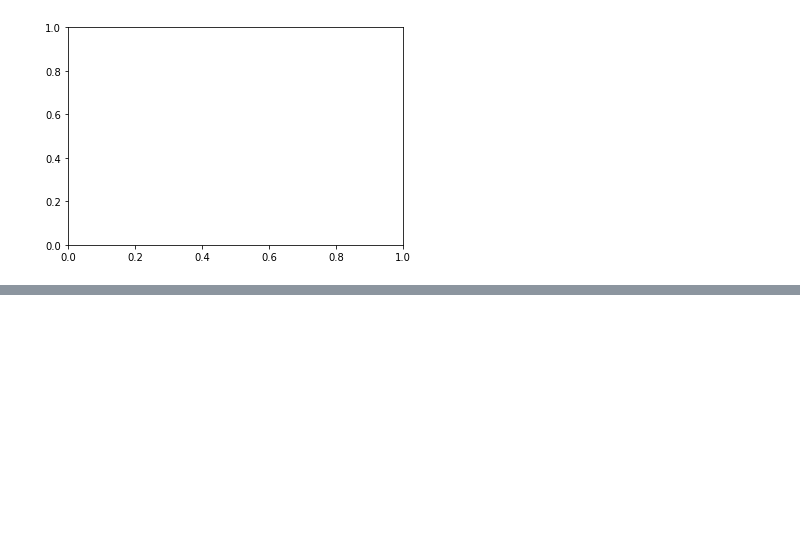
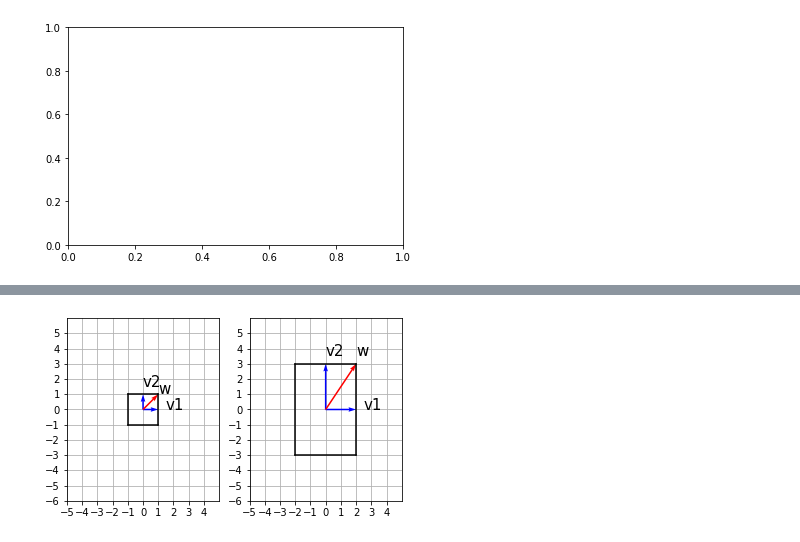
Before and after one commit to park03/study, a Jupyter notebook: matplotlib_ex.ipynb, the cells around one changed output, grey strips where cells are left out. Saved outputs shown, nothing was run; the diff lists cells and outputs as text; code cells hidden in the pictures; blank space fills up the shorter version.

```diff
--- a/matplotlib_ex.ipynb
+++ b/matplotlib_ex.ipynb
@@ -537,0 +682,72 @@ TypeError: _linspace_dispatcher() missing 1 required positional argument: 'stop'
+# %%
+import numpy as np
+import matplotlib.pyplot as plt
+
+
+A = np.array([[2, 0], [0, 3]])
+
+
+eigenvalue,eigenvector = np.linalg.eig(A)
+
+eigenvector1 = eigenvector[:,0]
+eigenvector2 = eigenvector[:,1]
+lambda1 = eigenvalue[0]
+lambda2 = eigenvalue[1]
+
+
+f, ax= plt.subplots(1, 2)
+
+
+points = np.array([[-1, 1,], [1, 1,], [1, -1,], [-1, -1,], [-1, 1,]])
+x = points[:, 0]
+y = points[:, 1]
+
+
+
+for idx in range(len(points)-1):
+
+    ax[0].plot([points[idx,0], points[idx+1,0]], [points[idx,1], points[idx+1,1]], color='black' )
+
+    new_point1 = np.dot(A, points[idx])
+    new_point2 = np.dot(A, points[idx+1])
+    ax[1].plot([new_point1[0], new_point2[0]], [new_point1[1], new_point2[1]], color='black' )
+
+
+v1 = np.dot(A, eigenvector1)
+v2 = np.dot(A, eigenvector2)
+
+w = np.array([1, 1])
+w_ = np.dot(A, w)
+
+
+ax[0].quiver(0, 0, eigenvector1[0], eigenvector1[1], angles='xy', scale_units='xy', scale=1, color='blue', width=0.01)
+ax[0].quiver(0, 0, eigenvector2[0], eigenvector2[1], angles='xy', scale_units='xy', scale=1, color='blue', width=0.01)
+ax[0].quiver(0, 0, w[0], w[1], angles='xy', scale_units='xy', scale=1, color='red', width=0.01)
+ax[0].text(eigenvector1[0]+0.5, eigenvector1[1], 'v1', size=15)
+ax[0].text(eigenvector2[0], eigenvector2[1]+0.5, 'v2', size=15)
+ax[0].text(w[0], w[1], 'w', size=15)
+ax[1].quiver(0, 0, v1[0], v1[1], angles='xy', scale_units='xy', scale=1, color="blue", width=0.01)
+ax[1].quiver(0, 0, v2[0], v2[1], angles='xy', scale_units='xy', scale=1, color="blue", width=0.01)
+ax[1].quiver(0, 0, w_[0], w_[1], angles='xy', scale_units='xy', scale=1, color="red", width=0.01)
+ax[1].text(v1[0]+0.5, v1[1], 'v1', size=15)
+ax[1].text(v2[0], v2[1]+0.5, 'v2', size=15)
+ax[1].text(w_[0], w_[1]+0.5, 'w', size=15)
+
+
+start_x = -5
+end_x = 5
+start_y = -6
+end_y = 6
+
+for i in range(2):
+    ax[i].axis([start_x, end_x, start_y, end_y])
+    ax[i].set_xticks(range(start_x, end_x))
+    ax[i].set_yticks(range(start_y, end_y))
+    ax[i].grid(True)
+    ax[i].set_axisbelow(True)
+    ax[i].set_aspect('equal', adjustable='box')
+
+
+plt.show()
+# %% [output]
+[figure, added]
```
Also changed, not shown: parts of 4 cells of this notebook.
